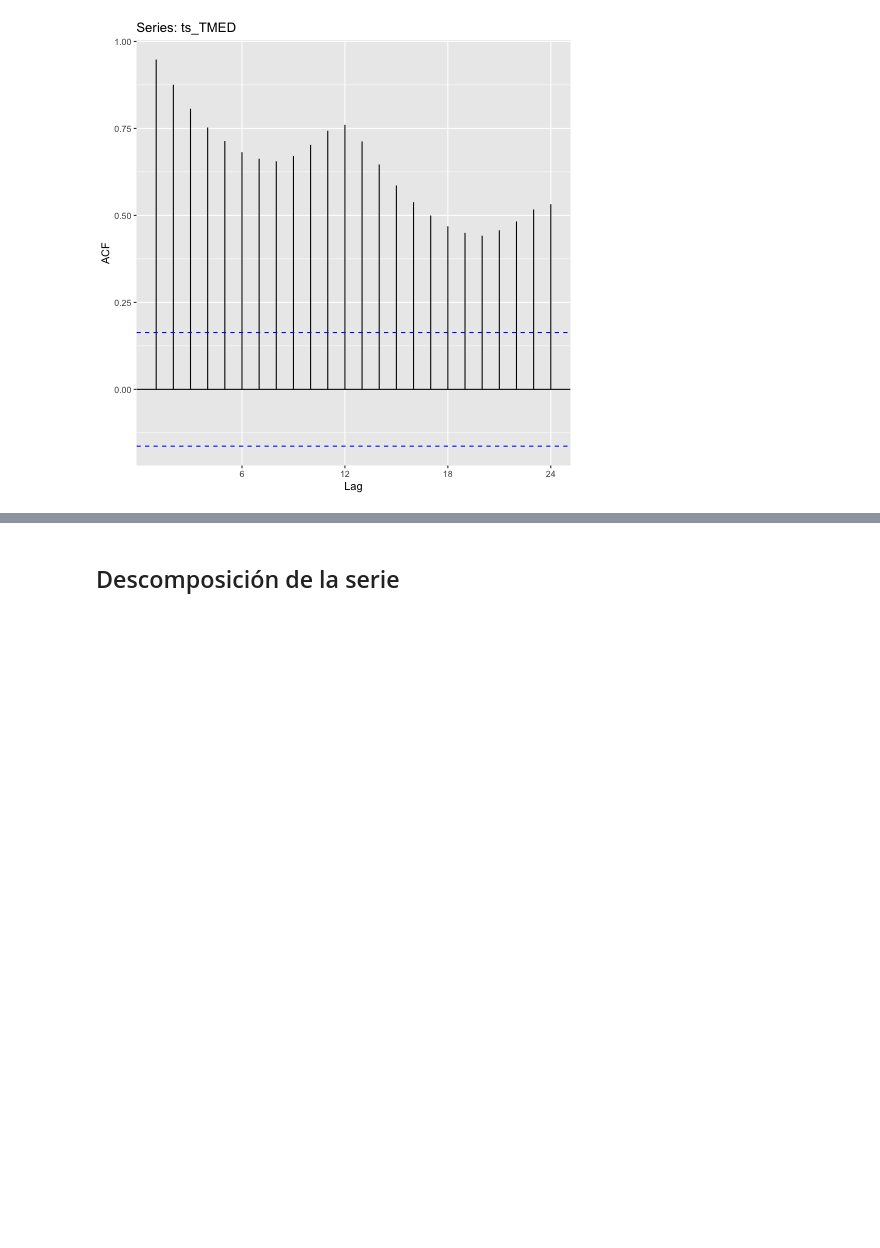
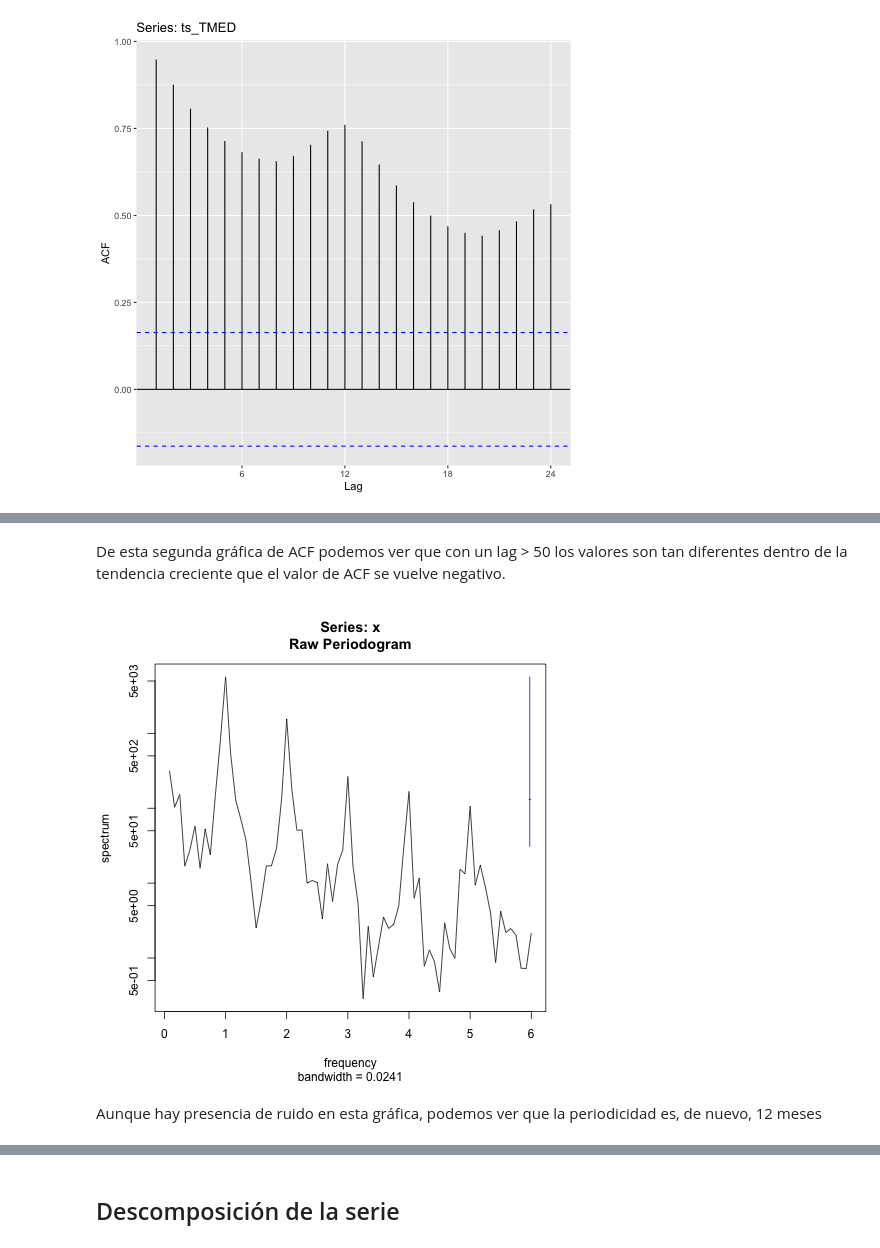
Before and after one commit to Arturo-Hernanz-CM/analisis_datos_modelo_series_temporales_pasajeros_avion, a Jupyter notebook: modelo_series.ipynb, the cells around one changed output, grey strips where cells are left out. Drawn from its saved outputs; the diff is of its cells as text; code cells hidden in the pictures; blank space fills up the shorter version.

```diff
--- a/modelo_series.ipynb
+++ b/modelo_series.ipynb
@@ -146,0 +155,9 @@ ggAcf(ts_TMED)
+# %% [markdown]
+De esta segunda gráfica de ACF podemos ver que con un lag > 50 los valores son tan diferentes dentro de la tendencia creciente que el valor de ACF se vuelve negativo.
+# %%
+%%R
+spectrum(ts_TMED)
+# %% [output]
+[figure, added]
+# %% [markdown]
+Aunque hay presencia de ruido en esta gráfica, podemos ver que la periodicidad es, de nuevo, 12 meses
```
Also changed, not shown: parts of 16 cells of this notebook.
